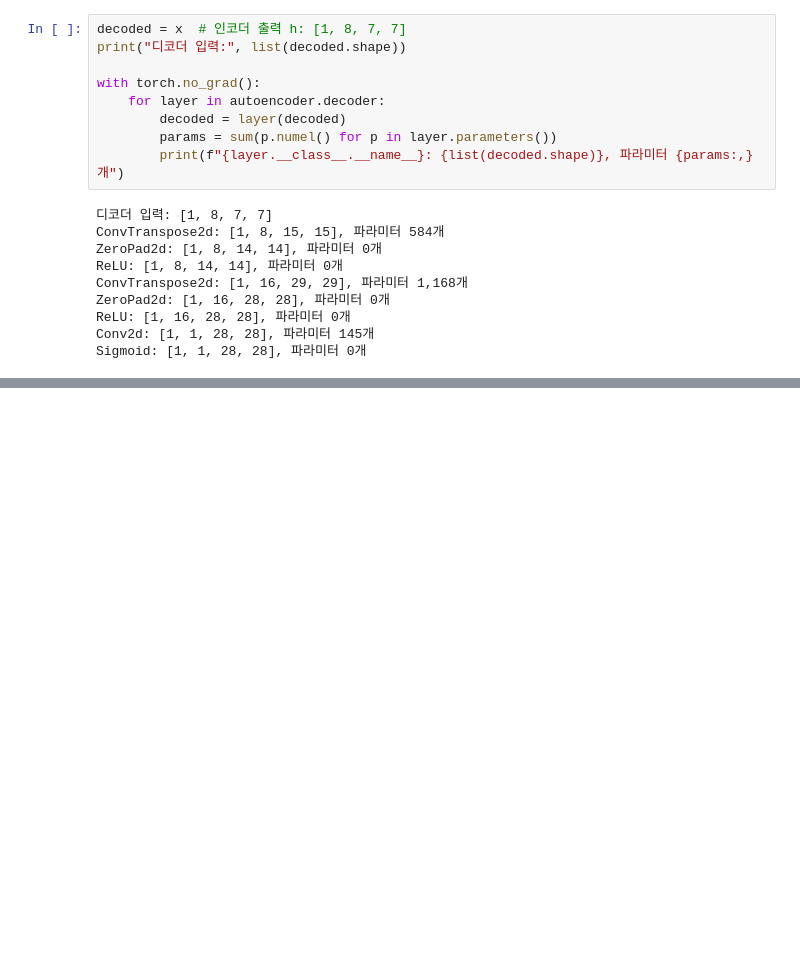
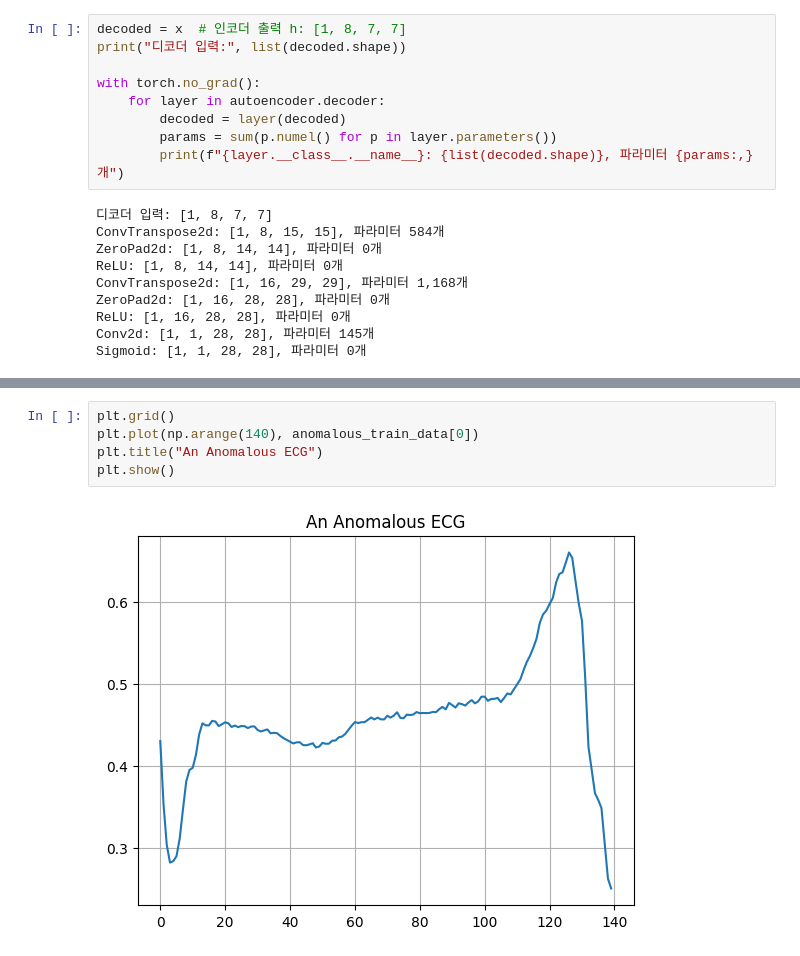
Before and after one commit to min-gyu-jeon/ai-study, a Jupyter notebook: autoencoder/01_basic_autoencoder.ipynb, the cells around one changed output, grey strips where cells are left out. Drawn from its saved outputs; the diff is of its cells as text; blank space fills up the shorter version.

```diff
--- a/autoencoder/01_basic_autoencoder.ipynb
+++ b/autoencoder/01_basic_autoencoder.ipynb
@@ -354,0 +438,7 @@ Sigmoid: [1, 1, 28, 28], 파라미터 0개
+# %%
+plt.grid()
+plt.plot(np.arange(140), anomalous_train_data[0])
+plt.title("An Anomalous ECG")
+plt.show()
+# %% [output]
+[figure, added]
```
Also changed, not shown: parts of 11 cells of this notebook.
